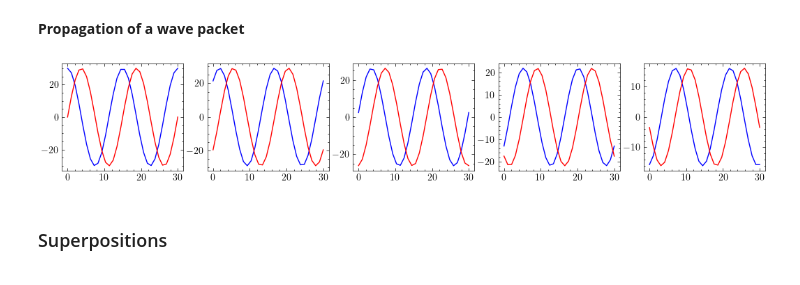
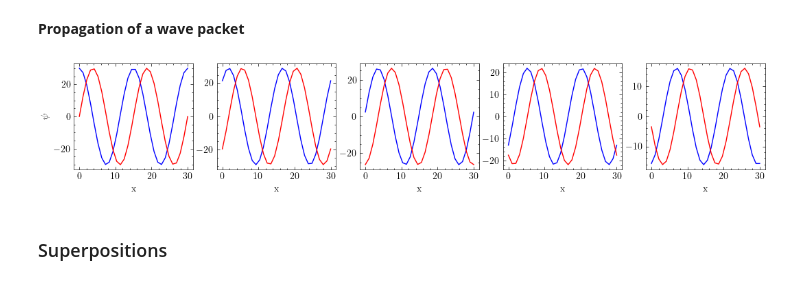
Before and after one commit to istmarc/quantum-mechanics, a Jupyter notebook: Free particle.ipynb, the cells around one changed output. Cells and saved outputs as stored; diff of their text form; code cells hidden in the pictures.

```diff
--- a/Free particle.ipynb
+++ b/Free particle.ipynb
@@ -147,15 +147,19 @@ plt.show()
 # %%
 fig, ax = plt.subplots(1, 5, figsize=(13, 2))
 for t in range(0, 5):
     psi_t = psi[:, t]
     # Real and imag part
     real_t = [np.real(_psi) for _psi in psi_t]
     imag_t = [np.imag(_psi) for _psi in psi_t]
     # Plot
     ax[t].plot(xi, real_t, color = "blue")
     ax[t].plot(xi, imag_t, color = "red")
+    ax[t].set_xlabel("x")
+    if t == 0:
+        ax[t].set_ylabel(r"$\psi$")
+plt.show()
 # %% [output]
-[figure, old version]
+[figure, new version]
 # %% [markdown]
 ### Superpositions
 # %% [markdown]
```
Also changed, not shown: parts of 2 cells of this notebook.
